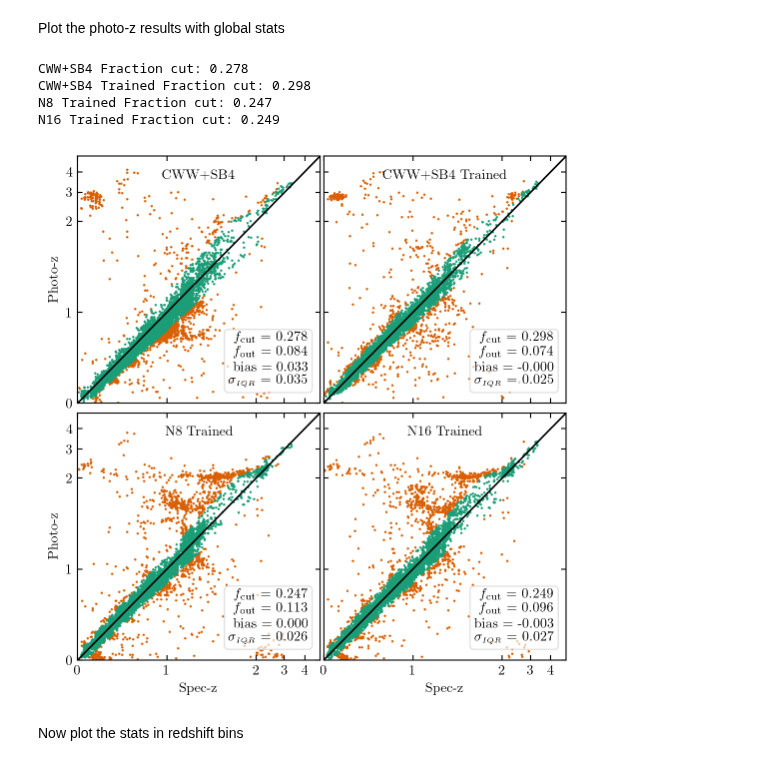
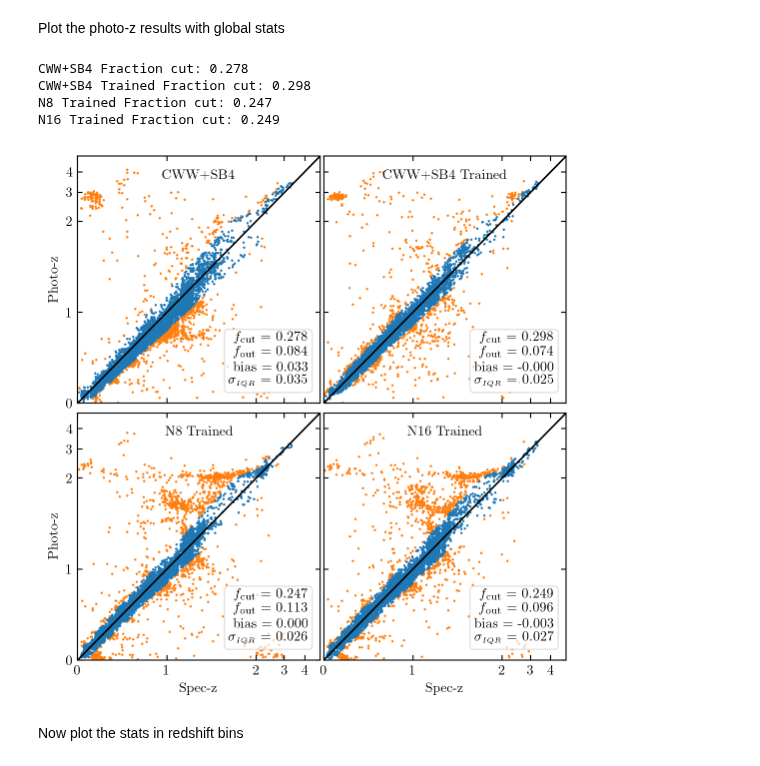
Before and after one commit to dirac-institute/photoz_template_learning, a Jupyter notebook: photoz_analysis.ipynb, the cells around one changed output. Cells and saved outputs as stored; diff of their text form; code cells hidden in the pictures.

```diff
--- a/photoz_analysis.ipynb
+++ b/photoz_analysis.ipynb
@@ -142,7 +142,7 @@ for name,ax in zip(photoz_results,axes.flatten()):
     idx = np.where( np.fabs( dzo1pzp ) > (3.0*IQRstdd) )
     ax.scatter(zs[idx], zp[idx], c='C1',s=0.5, alpha=1)
     idx = np.where( np.fabs( dzo1pzp ) <= (3.0*IQRstdd) )
-    ax.scatter(zs[idx], zp[idx], c='C2', s=0.5, alpha=1)
+    ax.scatter(zs[idx], zp[idx], c='C0', s=0.5, alpha=1)
 
     # plot y=x to guide the eye
     ax.plot([0,7], [0,7], c='k')
@@ -157,34 +157,34 @@ for name,ax in zip(photoz_results,axes.flatten()):
             '$f_{\mathrm{out}}$ = '+'{0:.3f}\n'.format(fout) +\
             'bias = '+'{0:.3f}\n'.format(IQRbias) +\
             '$\sigma_{\scriptscriptstyle IQR}$ = '+'{0:.3f}'.format(IQRstdd)
     ax.text(0.95,0.06, text, transform=ax.transAxes,ha='right',va='bottom',
         bbox=dict(facecolor='white', alpha=0.65, edgecolor='lightgrey', boxstyle='round'))
 
     ax.text(0.5,0.92, name, transform=ax.transAxes,ha='center',va='center')
 
 
 for i in [0,1]:
     axes[1,i].set_xlabel('Spec-z')
     axes[1,i].set_xlim(0,5)
     axes[1,i].set_xscale('symlog')
     axes[1,i].set_xticks([0,1,2,3,4])
     axes[1,i].set_xticklabels([0,1,2,3,4])
 
     axes[i,0].set_ylabel("Photo-z")
     axes[i,0].set_ylim(0,5)
     axes[i,0].set_yscale('symlog')
     axes[i,0].set_yticks([0,1,2,3,4])
     axes[i,0].set_yticklabels([0,1,2,3,4])
 
 fig.tight_layout(pad=0.5, h_pad=0.15, w_pad=0)
 #fig.savefig('plots/photoz_results.png')
 plt.show()
 # %% [output]
 CWW+SB4 Fraction cut: 0.278
 CWW+SB4 Trained Fraction cut: 0.298
 N8 Trained Fraction cut: 0.247
 N16 Trained Fraction cut: 0.249
-[figure, old version]
+[figure, new version]
 # %% [markdown]
 Now plot the stats in redshift bins
 # %%
```
Also changed, not shown: parts of 1 cell of this notebook, 3 other files.
